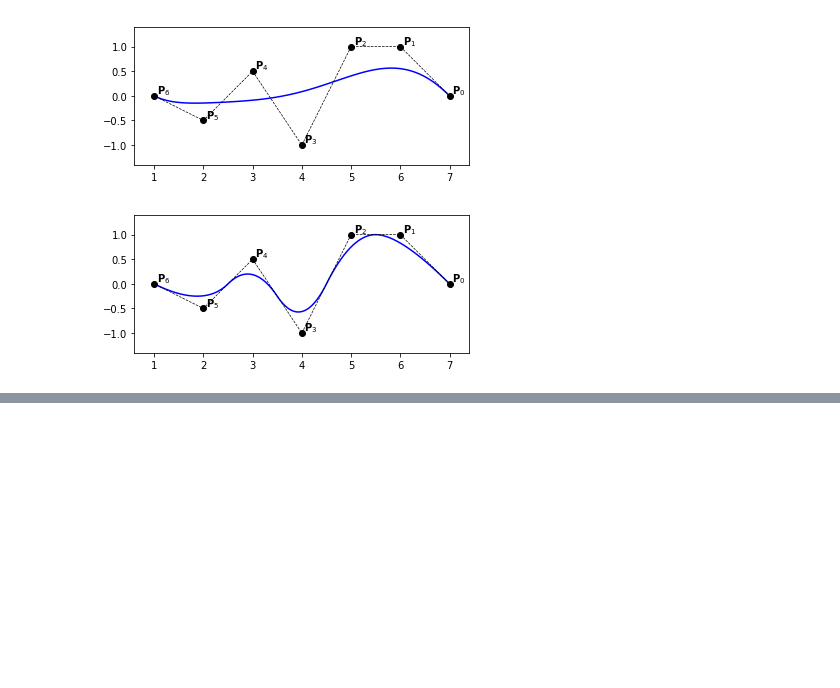
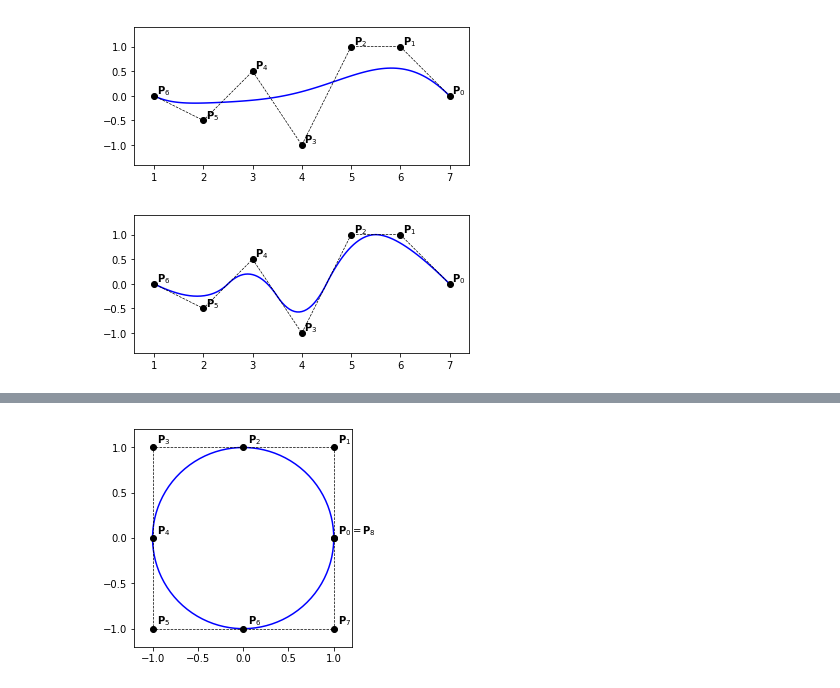
Before and after one commit to ratnania/MA5938, a Jupyter notebook: ch1/B-Splines_curves.ipynb, the cells around one changed output, grey strips where cells are left out. Saved outputs shown, nothing was run; the diff lists cells and outputs as text; code cells hidden in the pictures; blank space fills up the shorter version.

```diff
--- a/ch1/B-Splines_curves.ipynb
+++ b/ch1/B-Splines_curves.ipynb
@@ -243,3 +269,55 @@ example_6b()
+# %%
+def example_1():
+
+    knots  = [0., 0., 0., .25, .25, .5, .5, .75, .75, 1., 1., 1.]
+    degree = 2
+    n      = len(knots) - degree - 1
+
+    P = np.zeros((n, 2))
+    P[:, 0] = [1., 1., 0., -1., -1., -1.,  0.,  1., 1.]
+    P[:, 1] = [0., 1., 1.,  1.,  0., -1., -1., -1., 0.]
+
+    # weights
+    s2 = 1./np.sqrt(2)
+    W = np.zeros(n)
+    W[:] = [1., s2, 1., s2, 1., s2, 1., s2, 1.]
+
+    # weithed control points in 3D
+    Pw = np.zeros((n,3))
+    for i in range(0, n):
+        Pw[i,:2] = W[i]*P[i,:]
+        Pw[i,2]  = W[i]
+
+    nx = 200
+    xs = np.linspace(0., 1., nx)
+
+    Qw = np.zeros((nx, 3))
+    for i,x in enumerate(xs):
+        Qw[i,:] = point_on_bspline_curve(knots, Pw, x)
+
+    Q = np.zeros((nx, 2))
+    Q[:,0] = Qw[:,0]/Qw[:,2]
+    Q[:,1] = Qw[:,1]/Qw[:,2]
+
+    plt.plot(Q[:,0], Q[:,1], '-b')
+    plt.plot(P[:,0], P[:,1], '--ok', linewidth=0.7)
+
+    for i in range(1, n-1):
+        x,y = P[i,:]
+        plt.text(x+0.05,y+0.05,'$\mathbf{P}_{' + str(i) + '}$')
+
+    # plot P_0 = P_8
+    x,y = P[0,:]
+    plt.text(x+0.05,y+0.05,'$\mathbf{P}_0 = \mathbf{P}_8$')
+
+    plt.axis([-1.2, 1.2, -1.2, 1.2])
+
+    ax = plt.axes()
+    ax.set_aspect('equal', 'box')
+
+example_1()
+# %% [output]
+[figure, added]
 # %%
 # css style
 from IPython.core.display import HTML
```
Also changed, not shown: parts of 4 cells of this notebook, 3 other files.
